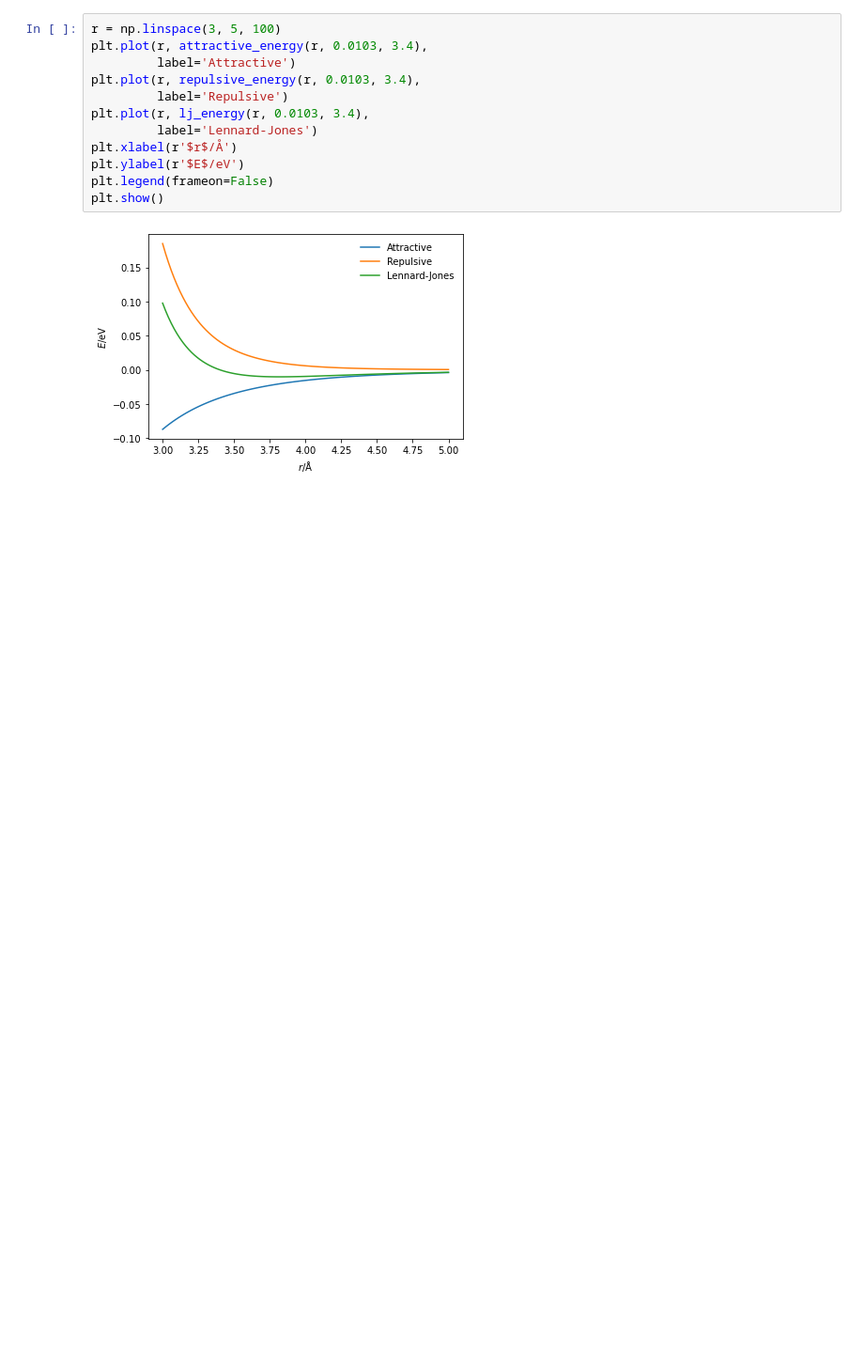
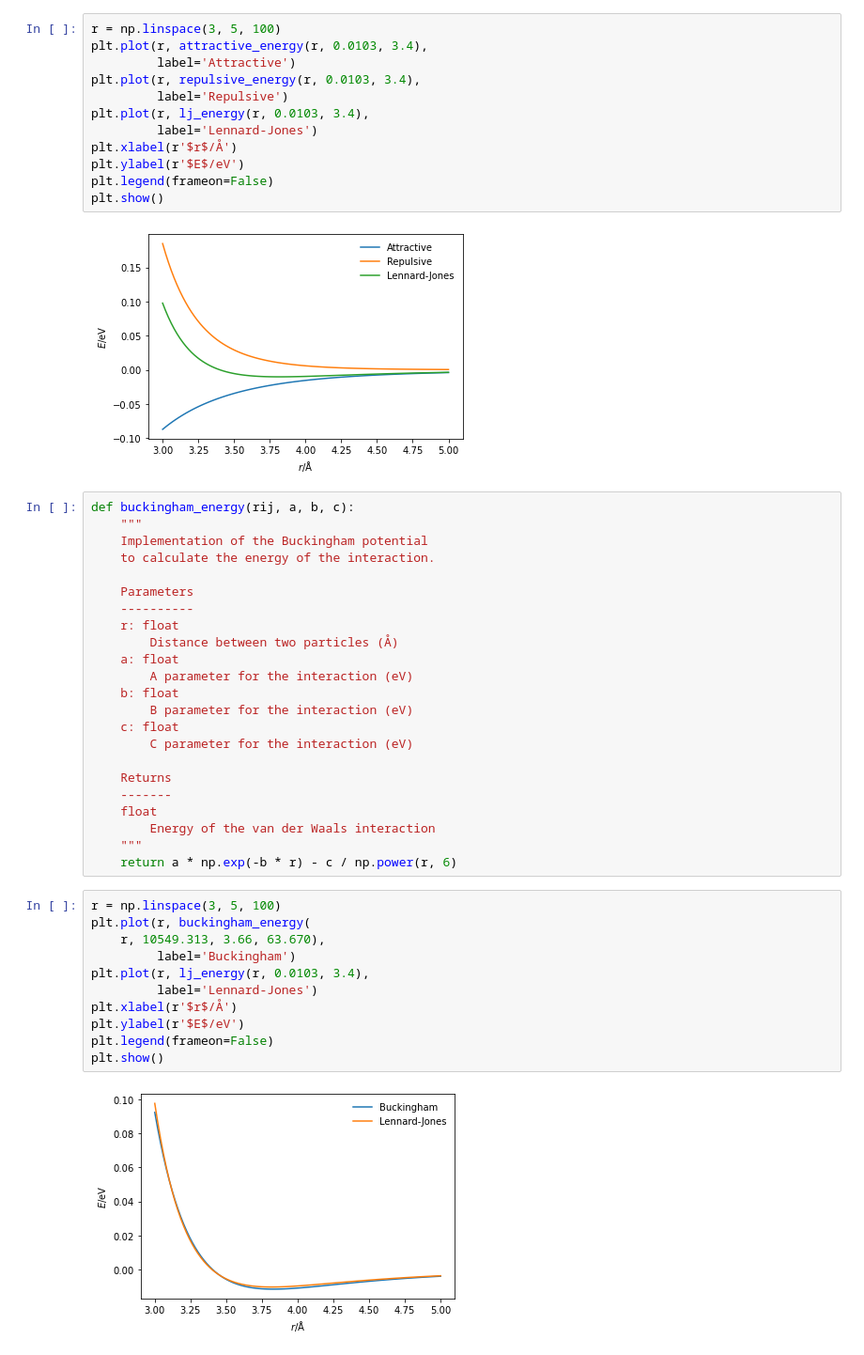
Before and after one commit to ArijDHIAB/Chemical-Interactions-with-Python, a Jupyter notebook: ClassicalMethods/van_der_waals.ipynb, the cells around one changed output. Shown: that part at 94% size. Saved outputs shown, nothing was run; the diff lists cells and outputs as text; blank space fills up the shorter version.

Commit message:
adding buckingham energy

```diff
--- a/ClassicalMethods/van_der_waals.ipynb
+++ b/ClassicalMethods/van_der_waals.ipynb
@@ -92,3 +92,39 @@ plt.legend(frameon=False)
 plt.show()
 # %% [output]
 [figure]
+# %%
+def buckingham_energy(rij, a, b, c):
+    """
+    Implementation of the Buckingham potential
+    to calculate the energy of the interaction.
+
+    Parameters
+    ----------
+    r: float
+        Distance between two particles (Å)
+    a: float
+        A parameter for the interaction (eV)
+    b: float
+        B parameter for the interaction (eV)
+    c: float
+        C parameter for the interaction (eV)
+
+    Returns
+    -------
+    float
+        Energy of the van der Waals interaction
+    """
+    return a * np.exp(-b * r) - c / np.power(r, 6)
+# %%
+r = np.linspace(3, 5, 100)
+plt.plot(r, buckingham_energy(
+    r, 10549.313, 3.66, 63.670),
+         label='Buckingham')
+plt.plot(r, lj_energy(r, 0.0103, 3.4),
+         label='Lennard-Jones')
+plt.xlabel(r'$r$/Å')
+plt.ylabel(r'$E$/eV')
+plt.legend(frameon=False)
+plt.show()
+# %% [output]
+[figure, added]
```
